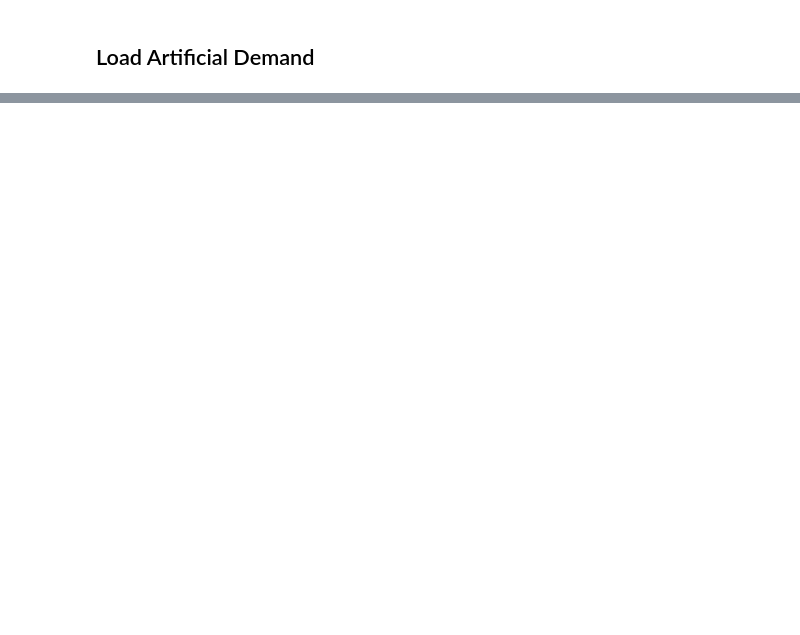
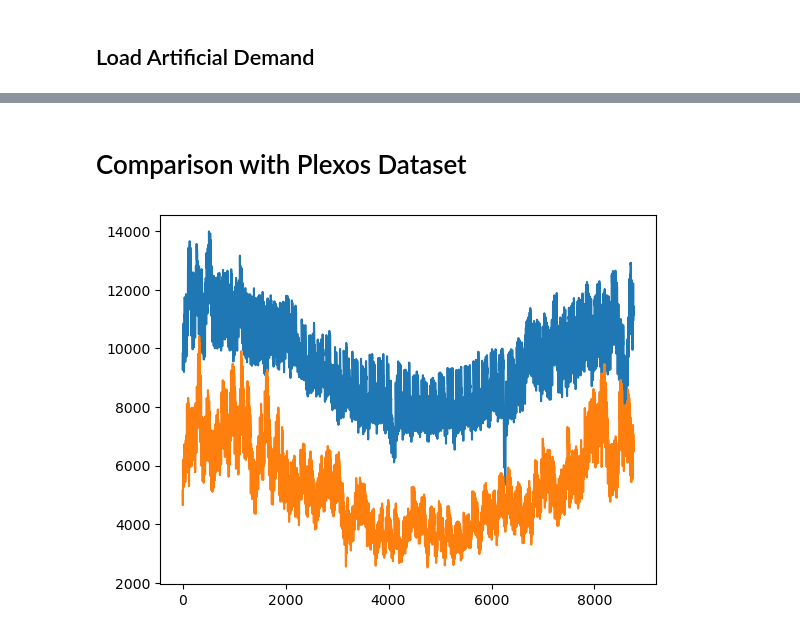
Before and after one commit to jus6du/multidecade-data, a Jupyter notebook: load data/conso_by_climate.ipynb, the cells around one changed output, grey strips where cells are left out. Cells and saved outputs as stored; diff of their text form; code cells hidden in the pictures; blank space fills up the shorter version.

```diff
--- a/load data/conso_by_climate.ipynb
+++ b/load data/conso_by_climate.ipynb
@@ -68,0 +51,11 @@ format_input_wavelet('VE_demand_artificial_2021-2022.csv')
+# %% [markdown]
+# Comparison with Plexos Dataset
+# %%
+plexos_FIN = pd.read_csv('original_data/EU-FIN_demand_PLEXOS_2015.csv')
+artificial_FIN = pd.read_csv('FI_demand_artificial_2021-2022.csv')
+# %%
+plt.plot(plexos_FIN['EU-FIN'])
+plt.plot(artificial_FIN['FI']/68*5.6)
+plt.show()
+# %% [output]
+[figure, added]
```
Also changed, not shown: parts of 6 cells of this notebook, 1 other file.
